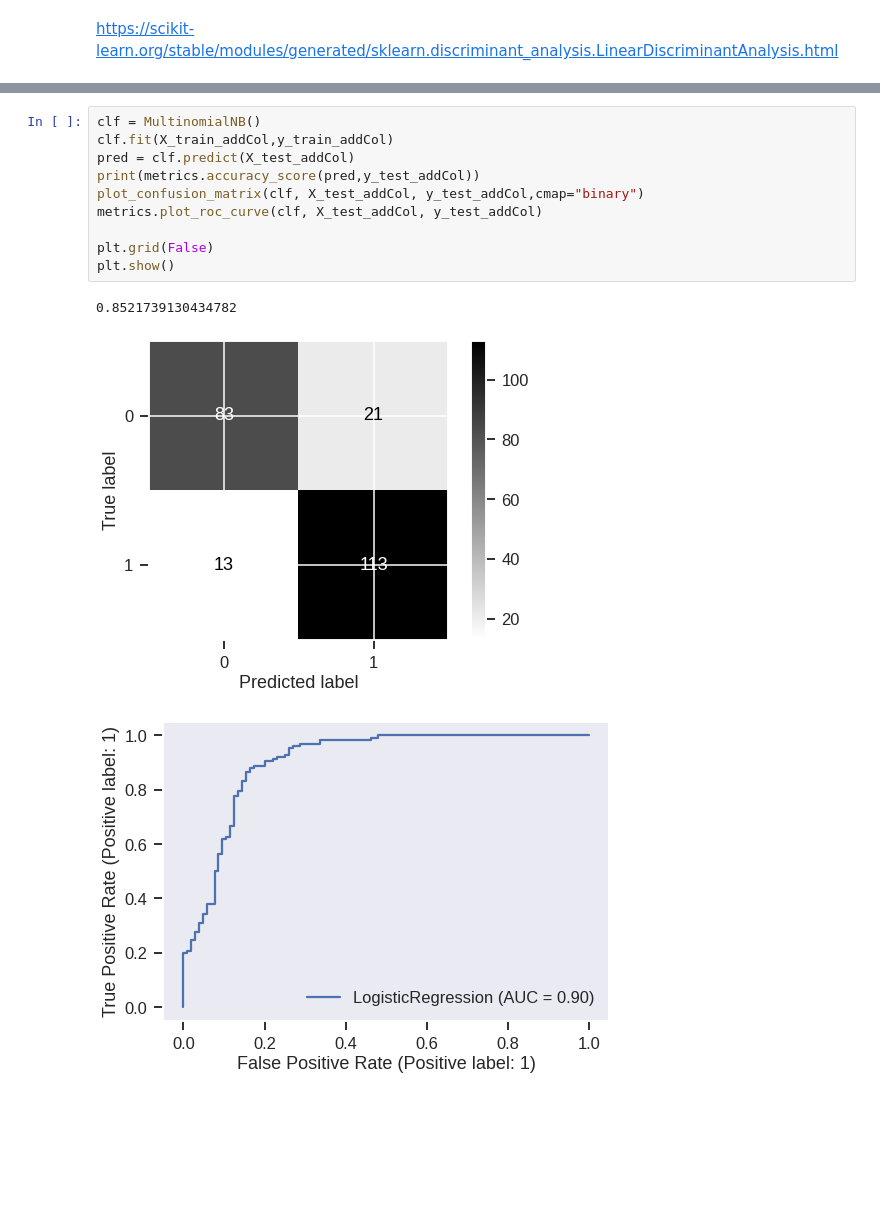
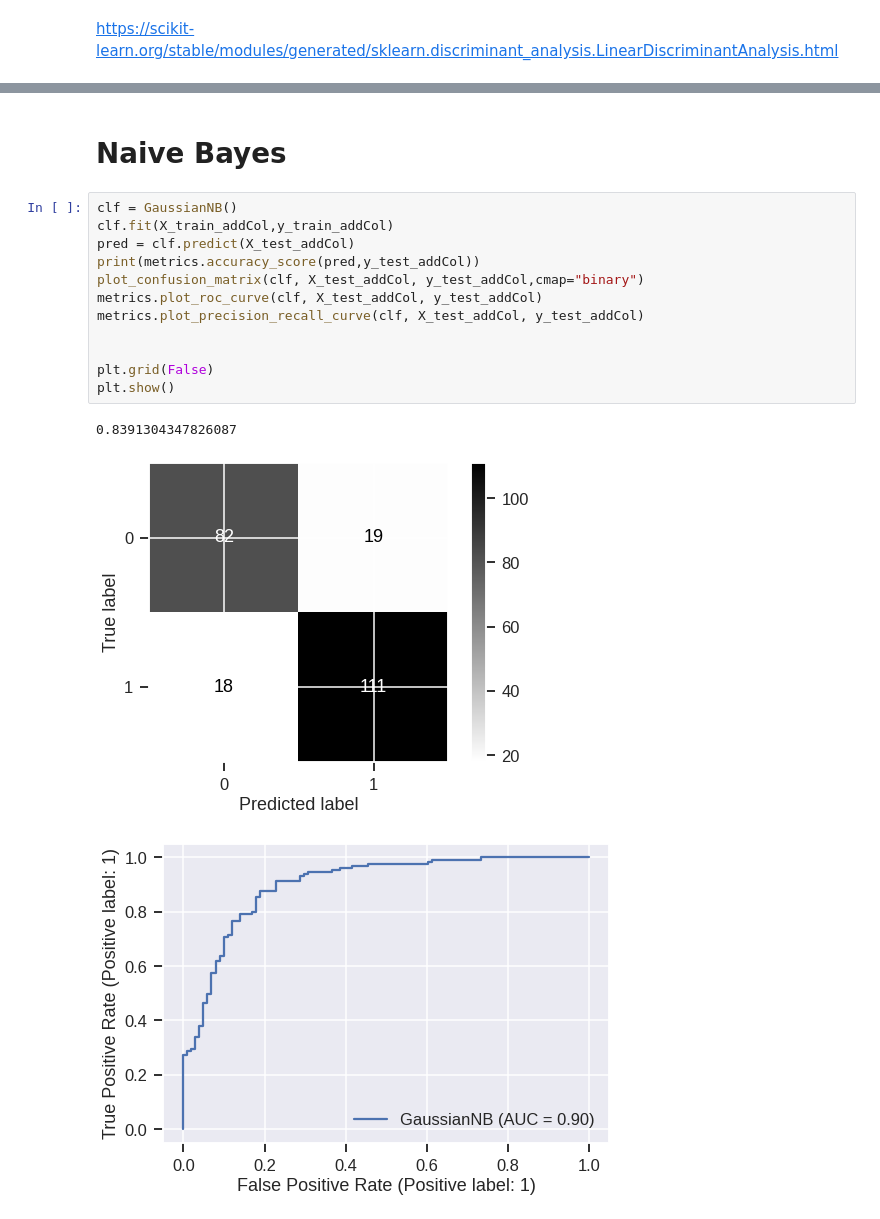
Before and after one commit to MichaelPlug/FDS_Project_HFD, a Jupyter notebook: Project_notebook.ipynb, the cells around one changed output, grey strips where cells are left out. Drawn from its saved outputs; the diff is of its cells as text; blank space fills up the shorter version.

```diff
--- a/Project_notebook.ipynb
+++ b/Project_notebook.ipynb
@@ -852,14 +832,18 @@ plt.show()
-# %%
-clf = MultinomialNB()
-clf.fit(X_train_addCol,y_train_addCol)
-pred = clf.predict(X_test_addCol)
-print(metrics.accuracy_score(pred,y_test_addCol))
-plot_confusion_matrix(clf, X_test_addCol, y_test_addCol,cmap="binary")
-metrics.plot_roc_curve(clf, X_test_addCol, y_test_addCol)
-
-plt.grid(False)
-plt.show()
-# %% [output]
-0.8521739130434782
-[figure, removed]
-[figure, removed]
+# %% [markdown]
+# Naive Bayes
+# %%
+clf = GaussianNB()
+clf.fit(X_train_addCol,y_train_addCol)
+pred = clf.predict(X_test_addCol)
+print(metrics.accuracy_score(pred,y_test_addCol))
+plot_confusion_matrix(clf, X_test_addCol, y_test_addCol,cmap="binary")
+metrics.plot_roc_curve(clf, X_test_addCol, y_test_addCol)
+metrics.plot_precision_recall_curve(clf, X_test_addCol, y_test_addCol)
+
+
+plt.grid(False)
+plt.show()
+# %% [output]
+0.8391304347826087
+[figure, added]
+[figure, added]
```
Also changed, not shown: parts of 23 cells of this notebook.
